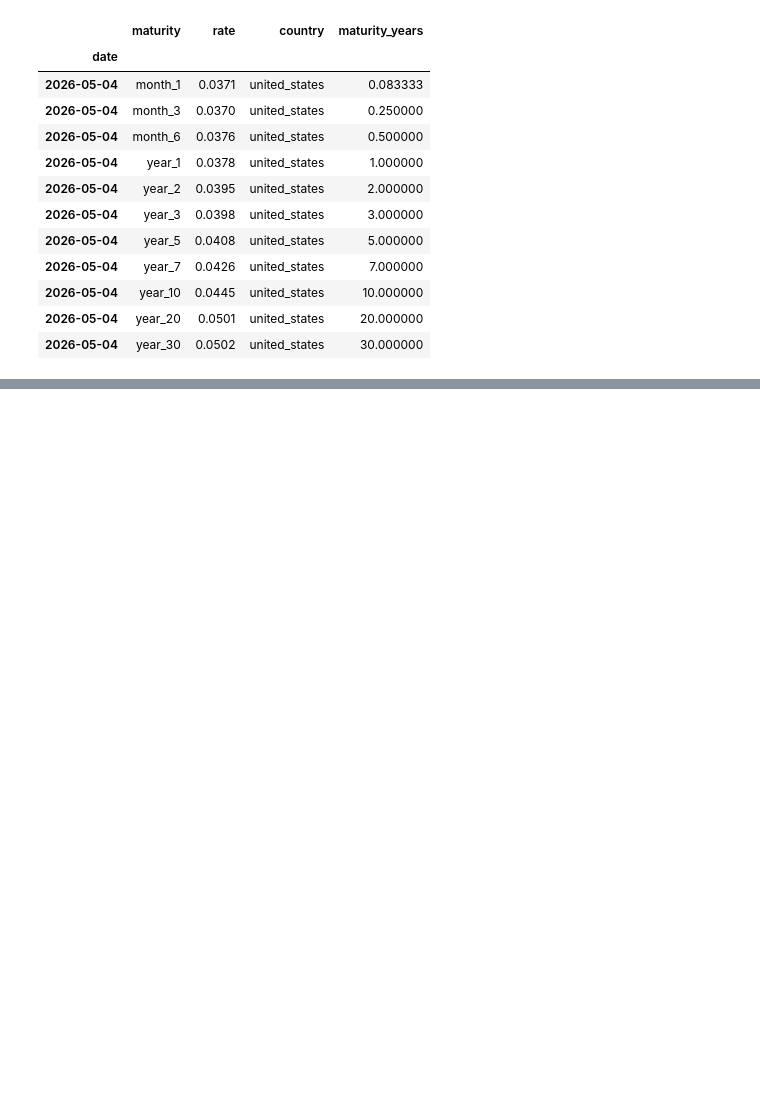
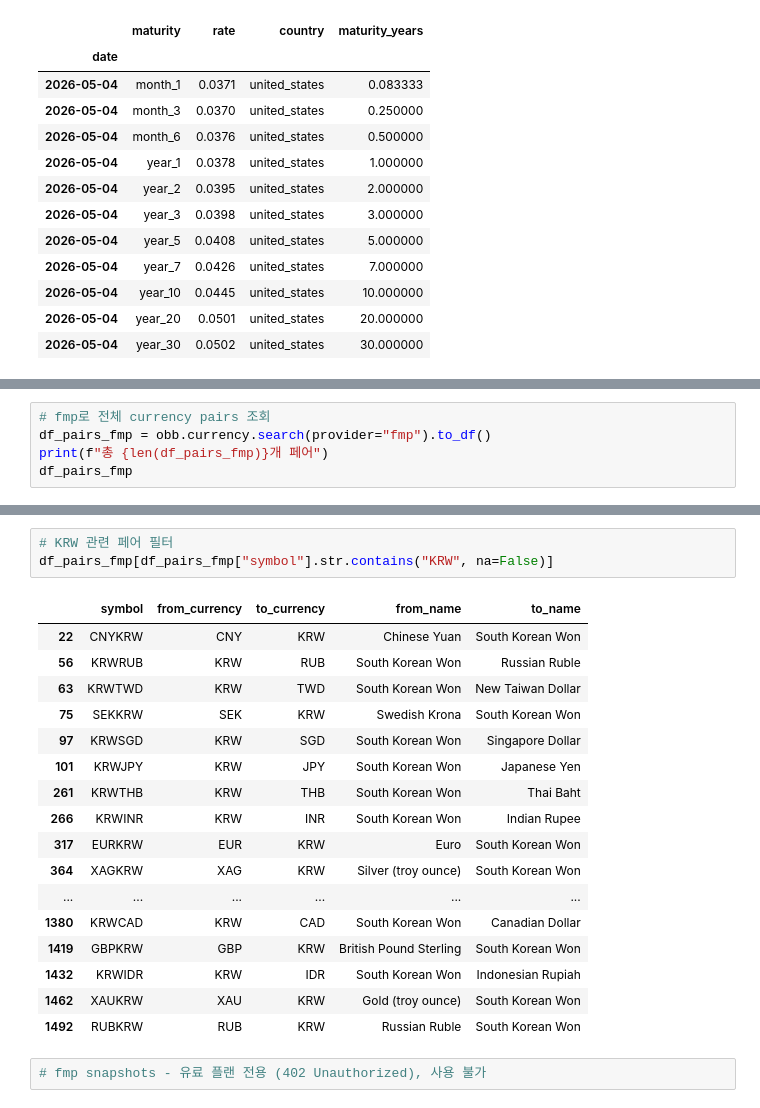
Before and after one commit to dkunyoon/dashboard, a Jupyter notebook: import_market_data.ipynb, the cells around one changed output, grey strips where cells are left out. Saved outputs shown, nothing was run; the diff lists cells and outputs as text; blank space fills up the shorter version.

```diff
--- a/import_market_data.ipynb
+++ b/import_market_data.ipynb
@@ -109,0 +211,5 @@ obb.news.company(symbol="PLTR", provider="yfinance").to_df()
+# %%
+# fmp로 전체 currency pairs 조회
+df_pairs_fmp = obb.currency.search(provider="fmp").to_df()
+print(f"총 {len(df_pairs_fmp)}개 페어")
+df_pairs_fmp
@@ -109,0 +231,23 @@ obb.news.company(symbol="PLTR", provider="yfinance").to_df()
+# %%
+# KRW 관련 페어 필터
+df_pairs_fmp[df_pairs_fmp["symbol"].str.contains("KRW", na=False)]
+# %% [output]
+|  | symbol | from_currency | to_currency | from_name | to_name |
+| 22 | CNYKRW | CNY | KRW | Chinese Yuan | South Korean Won |
+| 56 | KRWRUB | KRW | RUB | South Korean Won | Russian Ruble |
+| 63 | KRWTWD | KRW | TWD | South Korean Won | New Taiwan Dollar |
+| 75 | SEKKRW | SEK | KRW | Swedish Krona | South Korean Won |
+| 97 | KRWSGD | KRW | SGD | South Korean Won | Singapore Dollar |
+| 101 | KRWJPY | KRW | JPY | South Korean Won | Japanese Yen |
+| 261 | KRWTHB | KRW | THB | South Korean Won | Thai Baht |
+| 266 | KRWINR | KRW | INR | South Korean Won | Indian Rupee |
+| 317 | EURKRW | EUR | KRW | Euro | South Korean Won |
+| 364 | XAGKRW | XAG | KRW | Silver (troy ounce) | South Korean Won |
+| ... | ... | ... | ... | ... | ... |
+| 1380 | KRWCAD | KRW | CAD | South Korean Won | Canadian Dollar |
+| 1419 | GBPKRW | GBP | KRW | British Pound Sterling | South Korean Won |
+| 1432 | KRWIDR | KRW | IDR | South Korean Won | Indonesian Rupiah |
+| 1462 | XAUKRW | XAU | KRW | Gold (troy ounce) | South Korean Won |
+| 1492 | RUBKRW | RUB | KRW | Russian Ruble | South Korean Won |
+# %%
+# fmp snapshots - 유료 플랜 전용 (402 Unauthorized), 사용 불가
```
Also changed, not shown: parts of 19 cells of this notebook, 2 other files.
